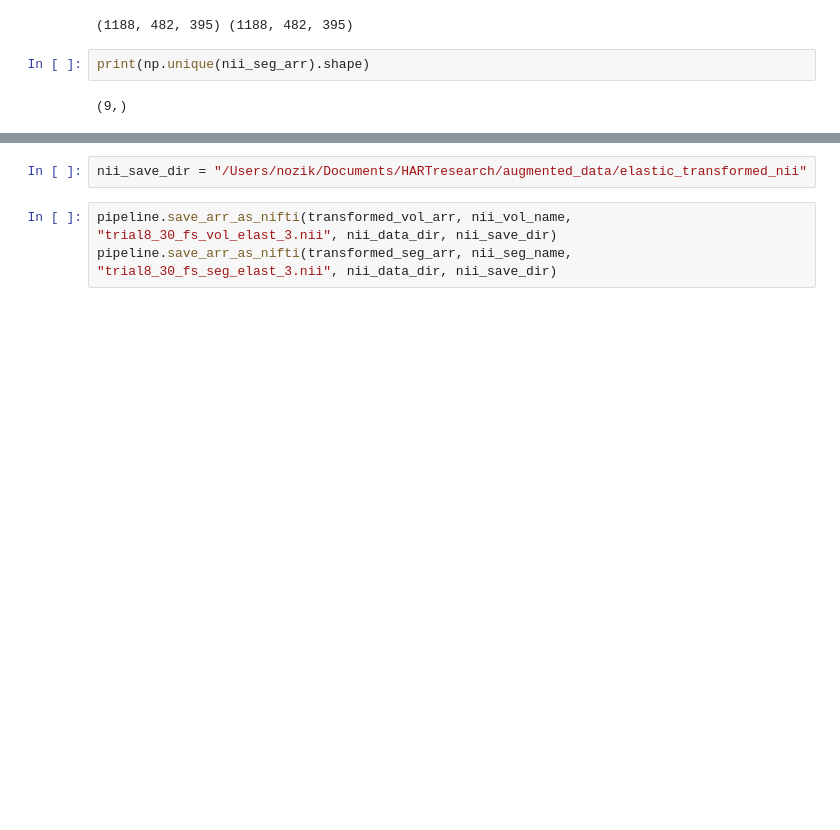
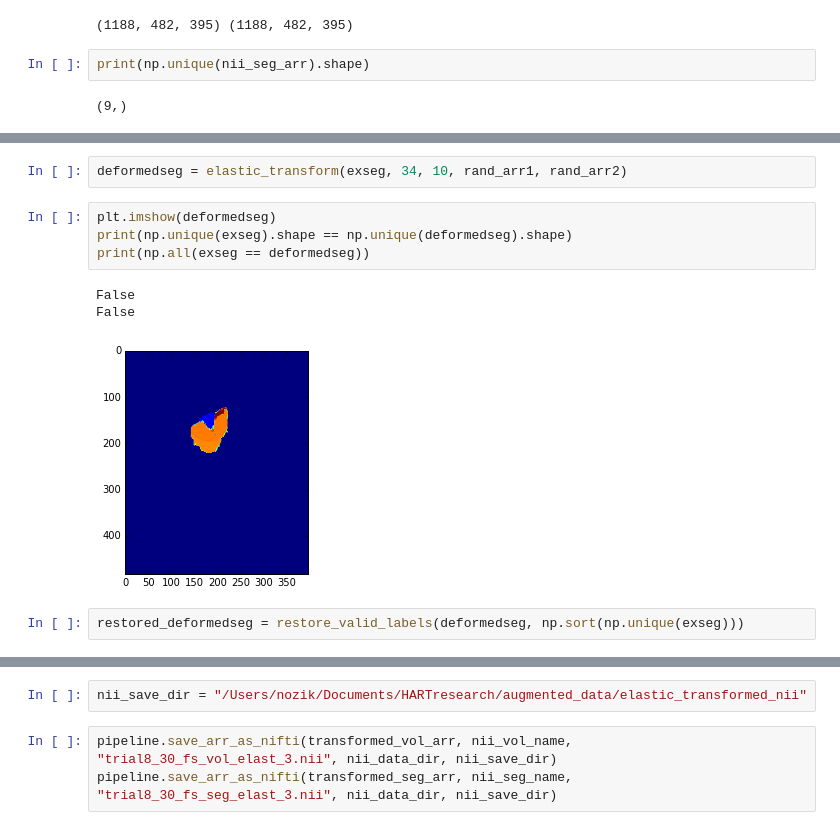
Before and after one commit to lhallock/openarm-seg, a Jupyter notebook: deformations_dev.ipynb, the cells around one changed output, grey strips where cells are left out. Cells and saved outputs as stored; diff of their text form; blank space fills up the shorter version.

```diff
--- a/deformations_dev.ipynb
+++ b/deformations_dev.ipynb
@@ -108,0 +138,12 @@ True
+# %%
+deformedseg = elastic_transform(exseg, 34, 10, rand_arr1, rand_arr2)
+# %%
+plt.imshow(deformedseg)
+print(np.unique(exseg).shape == np.unique(deformedseg).shape)
+print(np.all(exseg == deformedseg))
+# %% [output]
+False
+False
+[figure, added]
+# %%
+restored_deformedseg = restore_valid_labels(deformedseg, np.sort(np.unique(exseg)))
```
Also changed, not shown: parts of 14 cells of this notebook.
